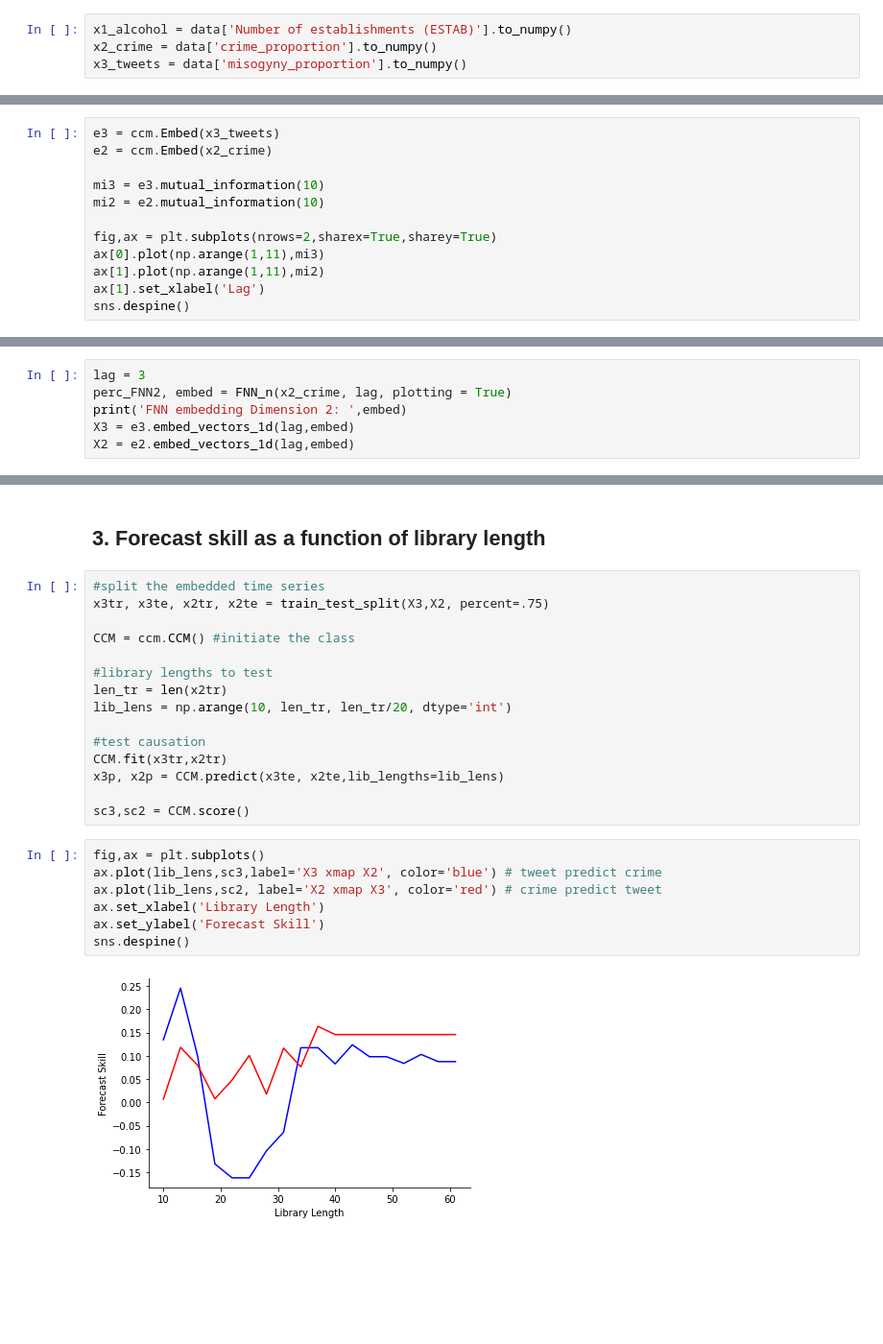
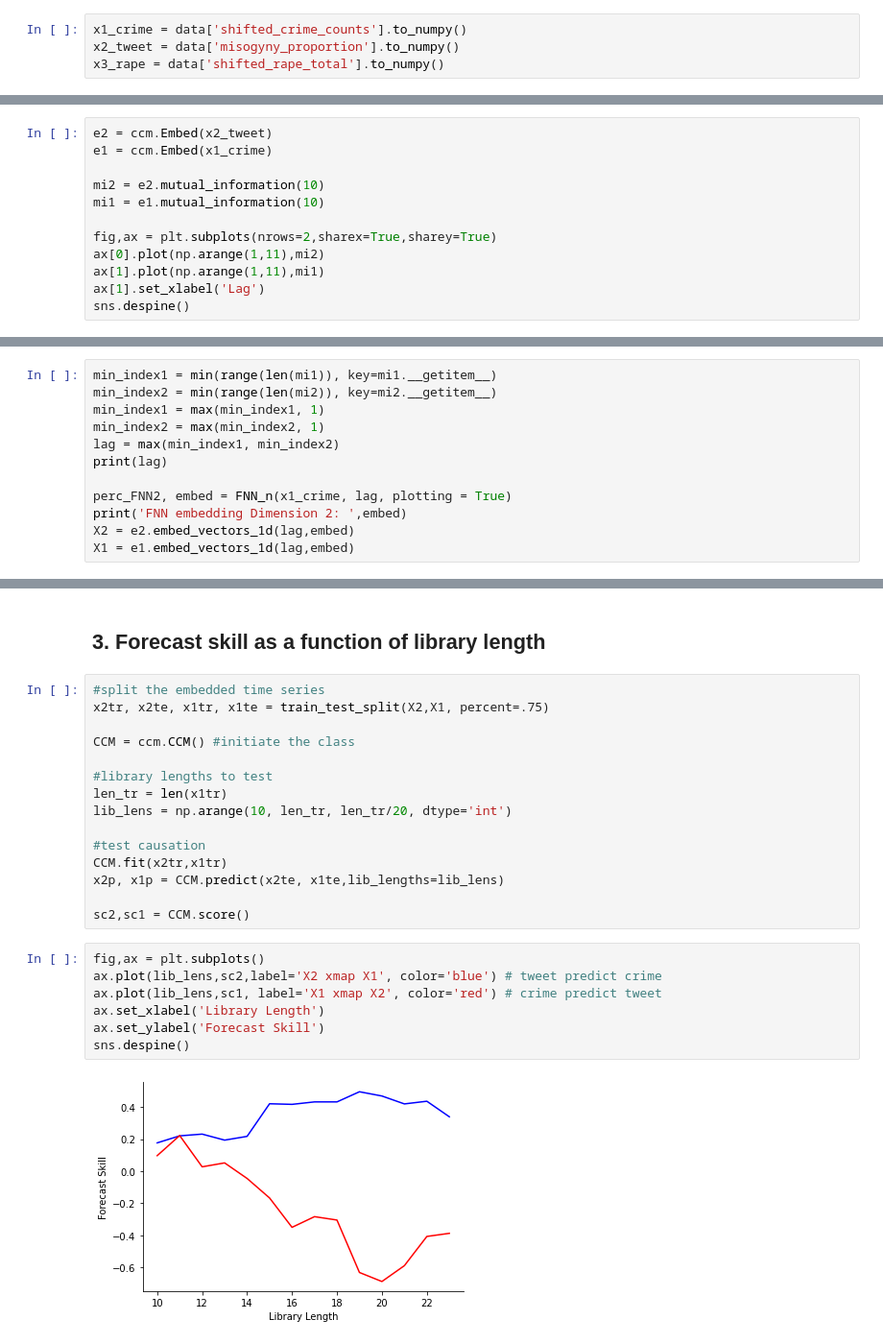
Before and after one commit to cenxi-si/DS-industry-project-group35, a Jupyter notebook: drafts/CCM_Tweets_vs_Crime_oldversion.ipynb, the cells around one changed output, grey strips where cells are left out. Shown at 96% size. Saved outputs shown, nothing was run; the diff lists cells and outputs as text; blank space fills up the shorter version.

```diff
--- a/drafts/CCM_Tweets_vs_Crime_oldversion.ipynb
+++ b/drafts/CCM_Tweets_vs_Crime_oldversion.ipynb
@@ -108,7 +75,7 @@ data
 # %% [markdown]
 ## 0. Extract data
 # %%
-x1_alcohol = data['Number of establishments (ESTAB)'].to_numpy()
-x2_crime = data['crime_proportion'].to_numpy()
-x3_tweets = data['misogyny_proportion'].to_numpy()
+x1_crime = data['shifted_crime_counts'].to_numpy()
+x2_tweet = data['misogyny_proportion'].to_numpy()
+x3_rape = data['shifted_rape_total'].to_numpy()
 # %%
@@ -135,15 +99,15 @@ corr
 # %% [markdown]
 ## 1. Calculate Mutual information
 # %%
-e3 = ccm.Embed(x3_tweets)
-e2 = ccm.Embed(x2_crime)
+e2 = ccm.Embed(x2_tweet)
+e1 = ccm.Embed(x1_crime)
 
-mi3 = e3.mutual_information(10)
 mi2 = e2.mutual_information(10)
+mi1 = e1.mutual_information(10)
 
 fig,ax = plt.subplots(nrows=2,sharex=True,sharey=True)
-ax[0].plot(np.arange(1,11),mi3)
-ax[1].plot(np.arange(1,11),mi2)
+ax[0].plot(np.arange(1,11),mi2)
+ax[1].plot(np.arange(1,11),mi1)
 ax[1].set_xlabel('Lag')
 sns.despine()
 # %% [output]
@@ -151,9 +115,15 @@ sns.despine()
 # %% [markdown]
 ## 2. Embed the time series
 # %%
-lag = 3
-perc_FNN2, embed = FNN_n(x2_crime, lag, plotting = True)
+min_index1 = min(range(len(mi1)), key=mi1.__getitem__)
+min_index2 = min(range(len(mi2)), key=mi2.__getitem__)
+min_index1 = max(min_index1, 1)
+min_index2 = max(min_index2, 1)
+lag = max(min_index1, min_index2)
+print(lag)
+
+perc_FNN2, embed = FNN_n(x1_crime, lag, plotting = True)
 print('FNN embedding Dimension 2: ',embed)
-X3 = e3.embed_vectors_1d(lag,embed)
 X2 = e2.embed_vectors_1d(lag,embed)
+X1 = e1.embed_vectors_1d(lag,embed)
 # %% [output]
@@ -174,25 +145,25 @@ sns.despine()
 ## 3. Forecast skill as a function of library length
 # %%
 #split the embedded time series
-x3tr, x3te, x2tr, x2te = train_test_split(X3,X2, percent=.75)
+x2tr, x2te, x1tr, x1te = train_test_split(X2,X1, percent=.75)
 
 CCM = ccm.CCM() #initiate the class
 
 #library lengths to test
-len_tr = len(x2tr)
+len_tr = len(x1tr)
 lib_lens = np.arange(10, len_tr, len_tr/20, dtype='int')
 
 #test causation
-CCM.fit(x3tr,x2tr)
-x3p, x2p = CCM.predict(x3te, x2te,lib_lengths=lib_lens)
+CCM.fit(x2tr,x1tr)
+x2p, x1p = CCM.predict(x2te, x1te,lib_lengths=lib_lens)
 
-sc3,sc2 = CCM.score()
+sc2,sc1 = CCM.score()
 # %%
 fig,ax = plt.subplots()
-ax.plot(lib_lens,sc3,label='X3 xmap X2', color='blue') # tweet predict crime
-ax.plot(lib_lens,sc2, label='X2 xmap X3', color='red') # crime predict tweet
+ax.plot(lib_lens,sc2,label='X2 xmap X1', color='blue') # tweet predict crime
+ax.plot(lib_lens,sc1, label='X1 xmap X2', color='red') # crime predict tweet
 ax.set_xlabel('Library Length')
 ax.set_ylabel('Forecast Skill')
 sns.despine()
 # %% [output]
-[figure, old version]
+[figure, new version]
```
Also changed, not shown: parts of 23 cells of this notebook.
